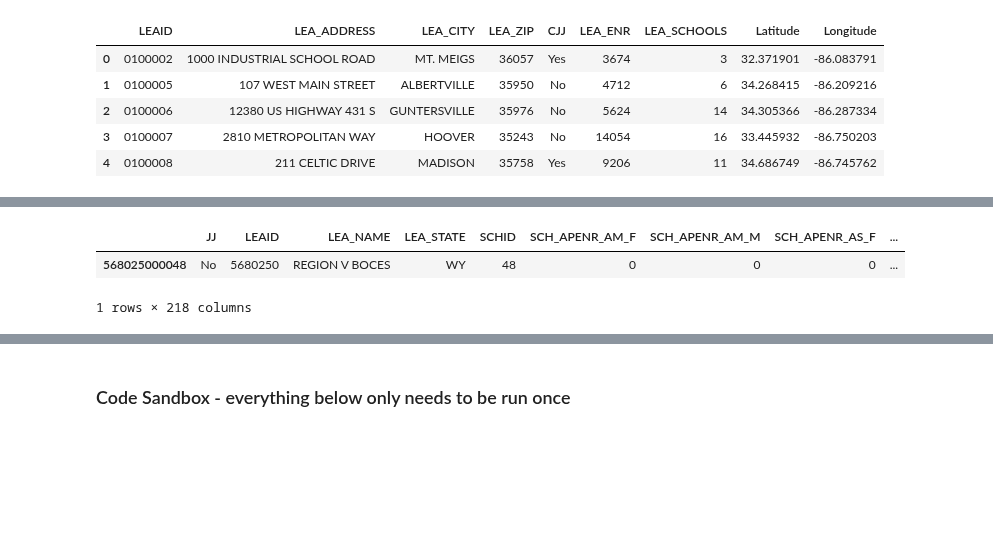
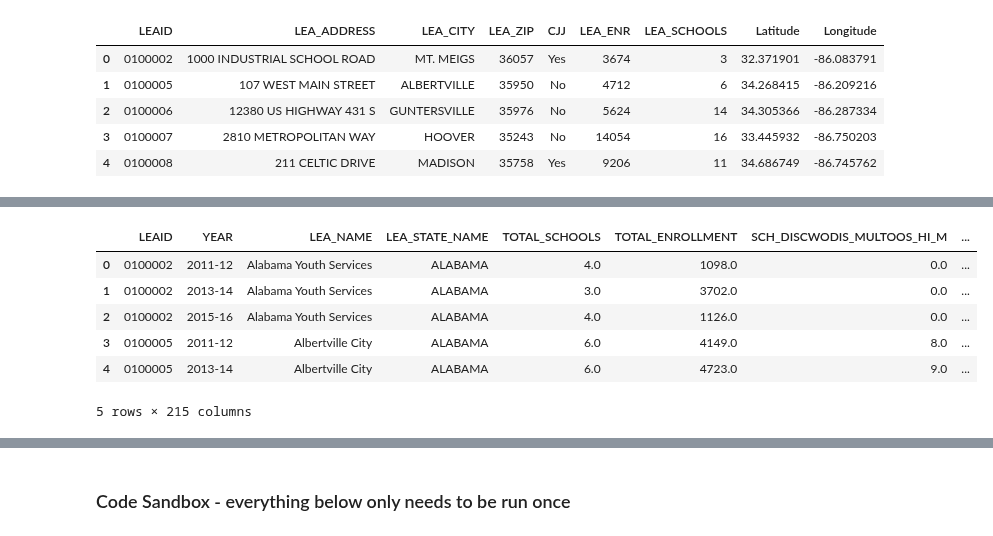
Before and after one commit to Discriminology/Educational-Equity-Data-Commons, a Jupyter notebook: data_processing.ipynb, the cells around one changed output, grey strips where cells are left out. Saved outputs shown, nothing was run; the diff lists cells and outputs as text; code cells hidden in the pictures; blank space fills up the shorter version.

```diff
--- a/data_processing.ipynb
+++ b/data_processing.ipynb
@@ -667,5 +652,3 @@ Fill in missing district states for 11/12 and 13/14 using the 15/16 value
-# %%
-grouped_by_distyr['LEA_STATE_NAME'] = grouped_by_distyr['LEA_STATE_NAME'].fillna(method='bfill')
 # %% [markdown]
 Read geodata from file and join to district aggregation.
 # %%
@@ -910,6 +701,10 @@ totals_compare[totals_compare['YEAR']=='2013-14']
-# %%
-df_1314_raw[df_1314_raw['LEAID']=='5680250']
-# %% [output]
-|  | JJ | LEAID | LEA_NAME | LEA_STATE | SCHID | SCH_APENR_AM_F | SCH_APENR_AM_M | SCH_APENR_AS_F | ... |
-| 568025000048 | No | 5680250 | REGION V BOCES | WY | 48 | 0 | 0 | 0 | ... |
-1 rows × 218 columns
+# %%
+district_group_w_geo.head()
+# %% [output]
+|  | LEAID | YEAR | LEA_NAME | LEA_STATE_NAME | TOTAL_SCHOOLS | TOTAL_ENROLLMENT | SCH_DISCWODIS_MULTOOS_HI_M | ... |
+| 0 | 0100002 | 2011-12 | Alabama Youth Services | ALABAMA | 4.0 | 1098.0 | 0.0 | ... |
+| 1 | 0100002 | 2013-14 | Alabama Youth Services | ALABAMA | 3.0 | 3702.0 | 0.0 | ... |
+| 2 | 0100002 | 2015-16 | Alabama Youth Services | ALABAMA | 4.0 | 1126.0 | 0.0 | ... |
+| 3 | 0100005 | 2011-12 | Albertville City | ALABAMA | 6.0 | 4149.0 | 8.0 | ... |
+| 4 | 0100005 | 2013-14 | Albertville City | ALABAMA | 6.0 | 4723.0 | 9.0 | ... |
+5 rows × 215 columns
```
Also changed, not shown: parts of 75 cells of this notebook.
